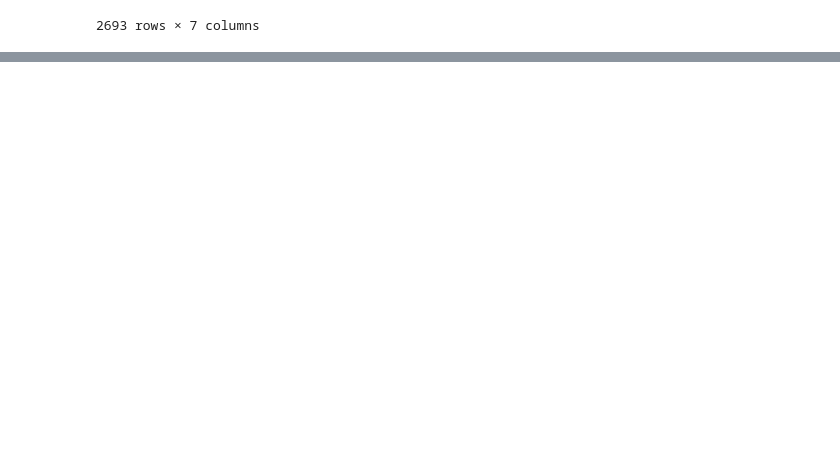
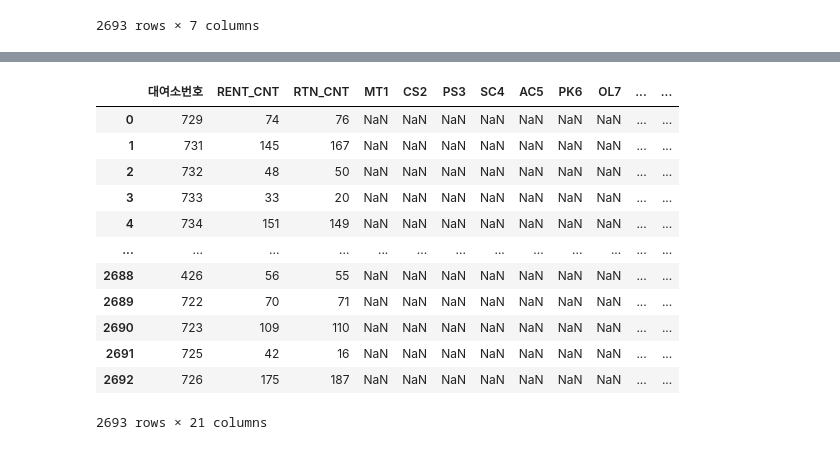
Before and after one commit to LGHelloVisionProj/Data_Visualization, a Jupyter notebook: 천안시_CodeDir/서울시따릉이데이터api호출.ipynb, the cells around one changed output, grey strips where cells are left out. Drawn from its saved outputs; the diff is of its cells as text; code cells hidden in the pictures; blank space fills up the shorter version.

```diff
--- a/천안시_CodeDir/서울시따릉이데이터api호출.ipynb
+++ b/천안시_CodeDir/서울시따릉이데이터api호출.ipynb
@@ -115,0 +225,19 @@ Name: STA_LOC, dtype: int64
+# %%
+lr_data = run_df[['대여소번호','RENT_CNT','RTN_CNT']]
+
+lr_data = pd.concat([lr_data,code_df],axis=1)
+lr_data
+# %% [output]
+|  | 대여소번호 | RENT_CNT | RTN_CNT | MT1 | CS2 | PS3 | SC4 | AC5 | PK6 | OL7 | ... | ... |
+| 0 | 729 | 74 | 76 | NaN | NaN | NaN | NaN | NaN | NaN | NaN | ... | ... |
+| 1 | 731 | 145 | 167 | NaN | NaN | NaN | NaN | NaN | NaN | NaN | ... | ... |
+| 2 | 732 | 48 | 50 | NaN | NaN | NaN | NaN | NaN | NaN | NaN | ... | ... |
+| 3 | 733 | 33 | 20 | NaN | NaN | NaN | NaN | NaN | NaN | NaN | ... | ... |
+| 4 | 734 | 151 | 149 | NaN | NaN | NaN | NaN | NaN | NaN | NaN | ... | ... |
+| ... | ... | ... | ... | ... | ... | ... | ... | ... | ... | ... | ... | ... |
+| 2688 | 426 | 56 | 55 | NaN | NaN | NaN | NaN | NaN | NaN | NaN | ... | ... |
+| 2689 | 722 | 70 | 71 | NaN | NaN | NaN | NaN | NaN | NaN | NaN | ... | ... |
+| 2690 | 723 | 109 | 110 | NaN | NaN | NaN | NaN | NaN | NaN | NaN | ... | ... |
+| 2691 | 725 | 42 | 16 | NaN | NaN | NaN | NaN | NaN | NaN | NaN | ... | ... |
+| 2692 | 726 | 175 | 187 | NaN | NaN | NaN | NaN | NaN | NaN | NaN | ... | ... |
+2693 rows × 21 columns
```
Also changed, not shown: parts of 19 cells of this notebook, 2 other files.
